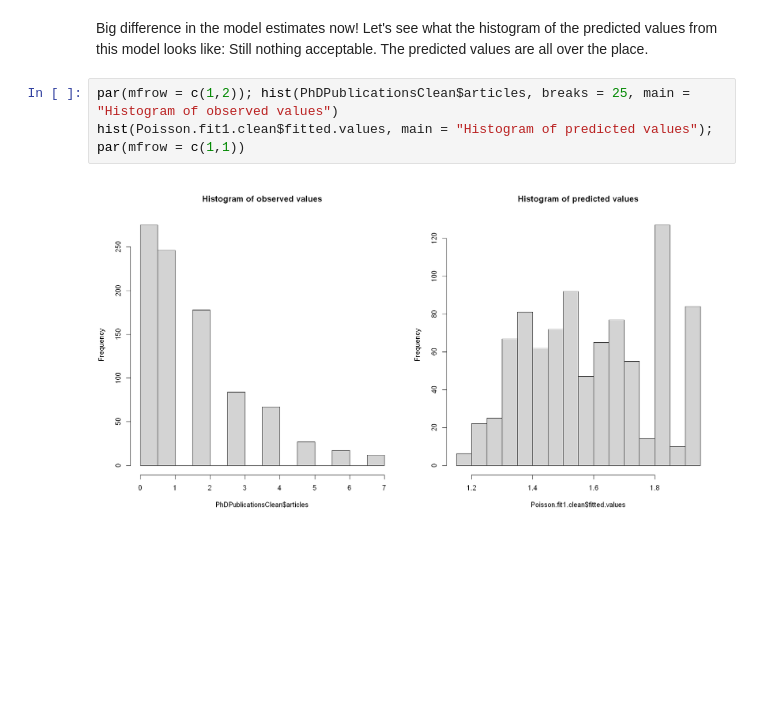
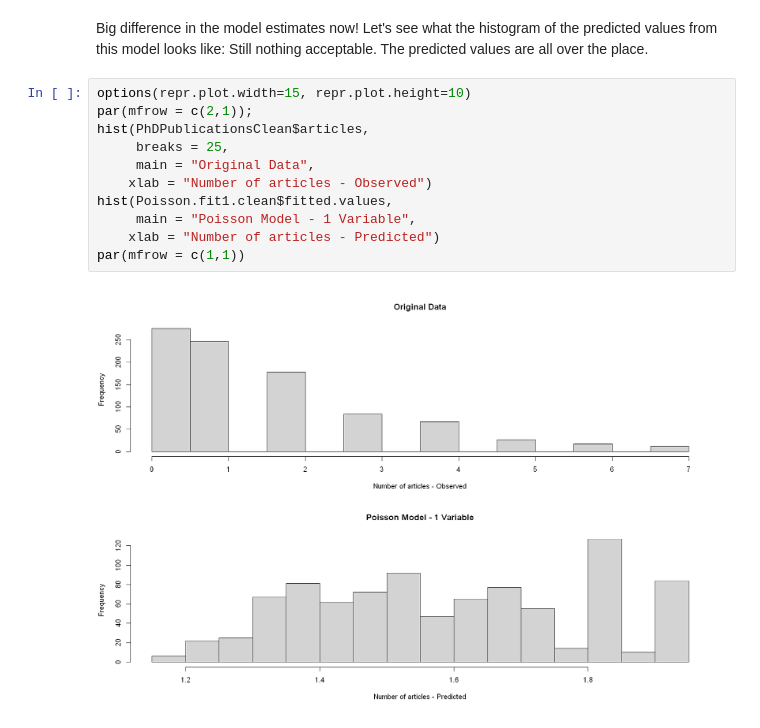
Before and after one commit to gishar/Count-Data-Modeling, a Jupyter notebook: Learning Count Data Modeling.ipynb, the cells around one changed output. Drawn from its saved outputs; the diff is of its cells as text; blank space fills up the shorter version.

```diff
--- a/Learning Count Data Modeling.ipynb
+++ b/Learning Count Data Modeling.ipynb
@@ -318,7 +248,15 @@ X1    1 906    0 1.01  -0.29   -0.15 1.05  -1 4.15  5.15 1.15     0.97 0.03
 # %% [markdown]
 Big difference in the model estimates now! Let's see what the histogram of the predicted values from this model looks like: Still nothing acceptable. The predicted values are all over the place.
 # %%
-par(mfrow = c(1,2)); hist(PhDPublicationsClean$articles, breaks = 25, main = "Histogram of observed values")
-hist(Poisson.fit1.clean$fitted.values, main = "Histogram of predicted values"); par(mfrow = c(1,1))
+options(repr.plot.width=15, repr.plot.height=10)
+par(mfrow = c(2,1));
+hist(PhDPublicationsClean$articles,
+     breaks = 25,
+     main = "Original Data",
+    xlab = "Number of articles - Observed")
+hist(Poisson.fit1.clean$fitted.values,
+     main = "Poisson Model - 1 Variable",
+    xlab = "Number of articles - Predicted")
+par(mfrow = c(1,1))
 # %% [output]
-[figure, old version]
+[figure, new version]
```
Also changed, not shown: parts of 23 cells of this notebook.
